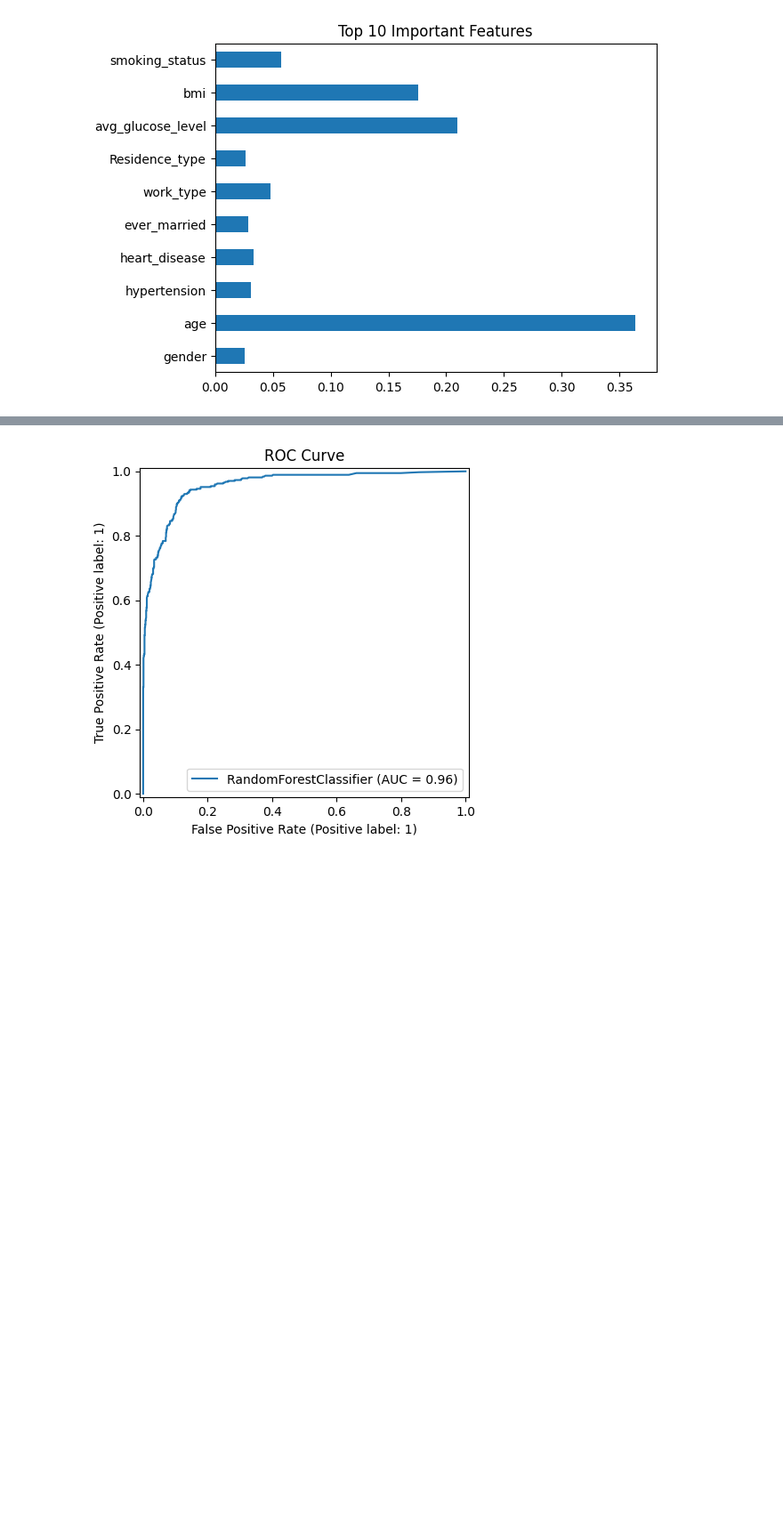
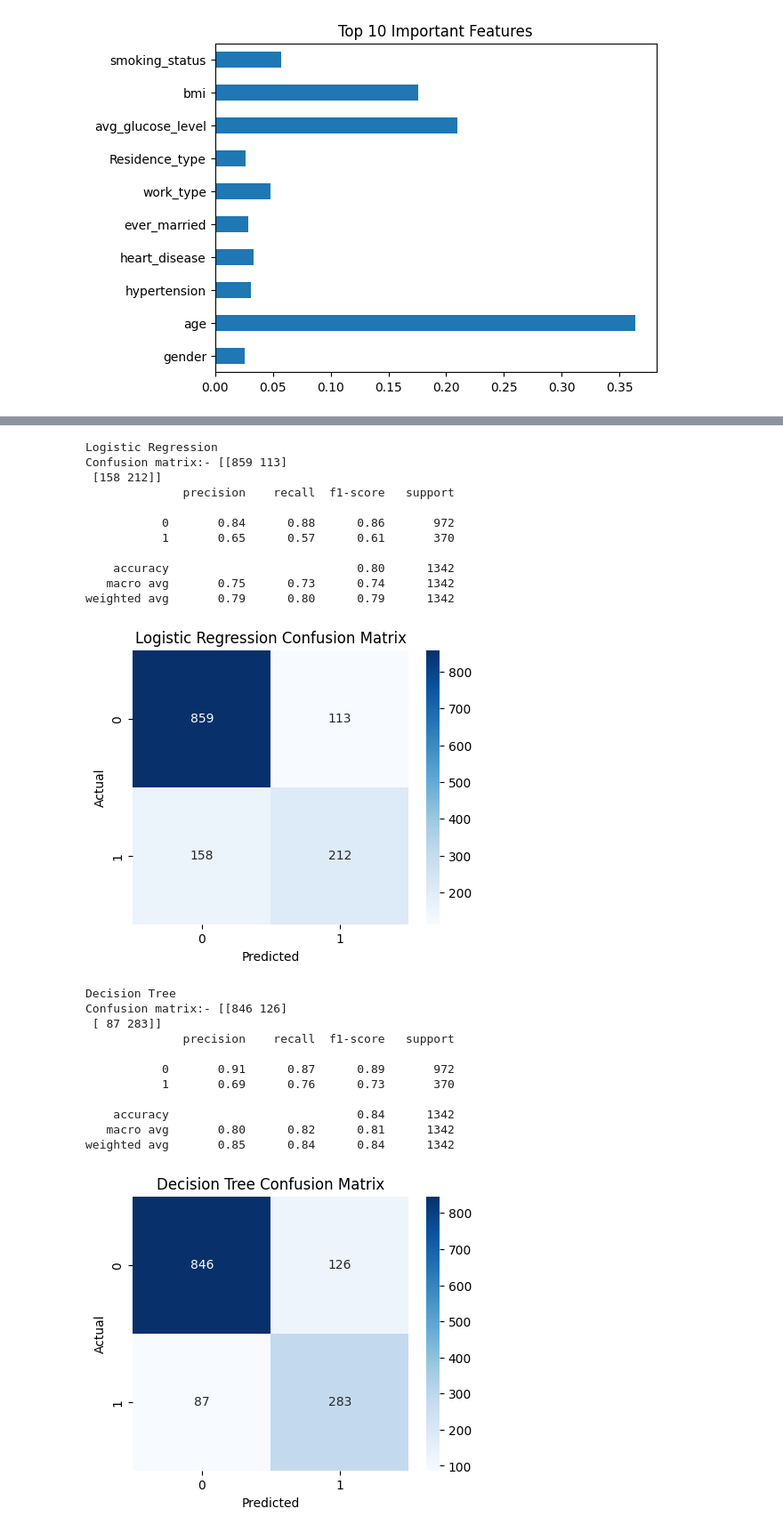
Before and after one commit to Gauraang05/Stroke-Predictor, a Jupyter notebook: stroke_prediction.ipynb, the cells around one changed output, grey strips where cells are left out. Shown at 89% size. Cells and saved outputs as stored; diff of their text form; code cells hidden in the pictures; blank space fills up the shorter version.

Commit message:
more models added

```diff
--- a/stroke_prediction.ipynb
+++ b/stroke_prediction.ipynb
@@ -475,0 +485,5 @@ Accuracy:- 78.68852459016394
+# %%
+knn = KNeighborsClassifier()
+knn.fit(X_train_scaled, y_train)
+y_pred_knn = knn.predict(X_test_scaled)
+print("Accuracy:-", accuracy_score(y_test, y_pred_knn) * 100)
@@ -490,6 +506,8 @@ models = {
     "Decision Tree": dtm,
     "XGBoost": xgb,
     "AdaBoost" : abc,
+    "SVM" : svm,
+    "KNN" : knn,
     "Stacking Classifier" : sc
 }
 results = []
@@ -522,10 +542,3 @@ plt.title("Top 10 Important Features")
 plt.show()
 # %% [output]
 [figure]
-# %%
-cm = confusion_matrix(y_test, y_pred_rfm)
-sns.heatmap(cm, annot=True, fmt='d', cmap='Blues')
-plt.xlabel("Predicted")
-plt.ylabel("Actual")
-plt.title("Confusion Matrix")
-plt.show()
@@ -534,4 +544,0 @@ plt.show()
-# %%
-cm = confusion_matrix(y_test, y_pred_rfm)
-print("Confusion matrix:- ", cm)
-print(classification_report(y_test, y_pred_rfm))
@@ -549,6 +545,51 @@ weighted avg       0.90      0.90      0.90      1342
-# %%
-RocCurveDisplay.from_estimator(rfm, X_test_scaled, y_test)
-plt.title("ROC Curve")
-plt.show()
-# %% [output]
-[figure, removed]
+# %%
+models = {
+    "Logistic Regression": lrm,
+    "Decision Tree": dtm,
+    "Random Forest": rfm,
+    "XGBoost": xgb,
+    "AdaBoost": abc,
+    "SVM": svm,
+    "KNN": knn,
+    "Stacking Classifier": sc
+}
+
+for name, model in models.items():
+    y_pred = model.predict(X_test_scaled)
+    cm = confusion_matrix(y_test, y_pred)
+
+    print(f"\n{name}")
+    print("Confusion matrix:-", cm)
+    print(classification_report(y_test, y_pred))
+
+    plt.figure(figsize=(5, 4))
+    sns.heatmap(cm, annot=True, fmt="d", cmap="Blues")
+    plt.title(f"{name} Confusion Matrix")
+    plt.xlabel("Predicted")
+    plt.ylabel("Actual")
+    plt.show()
+# %% [output]
+Logistic Regression
+Confusion matrix:- [[859 113]
+ [158 212]]
+              precision    recall  f1-score   support
+
+           0       0.84      0.88      0.86       972
+           1       0.65      0.57      0.61       370
+
+    accuracy                           0.80      1342
+   macro avg       0.75      0.73      0.74      1342
+weighted avg       0.79      0.80      0.79      1342
+[figure, added]
+Decision Tree
+Confusion matrix:- [[846 126]
+ [ 87 283]]
+              precision    recall  f1-score   support
+
+           0       0.91      0.87      0.89       972
+           1       0.69      0.76      0.73       370
+
+    accuracy                           0.84      1342
+   macro avg       0.80      0.82      0.81      1342
+weighted avg       0.85      0.84      0.84      1342
+[figure, added]
```
Also changed, not shown: parts of 11 cells of this notebook.
